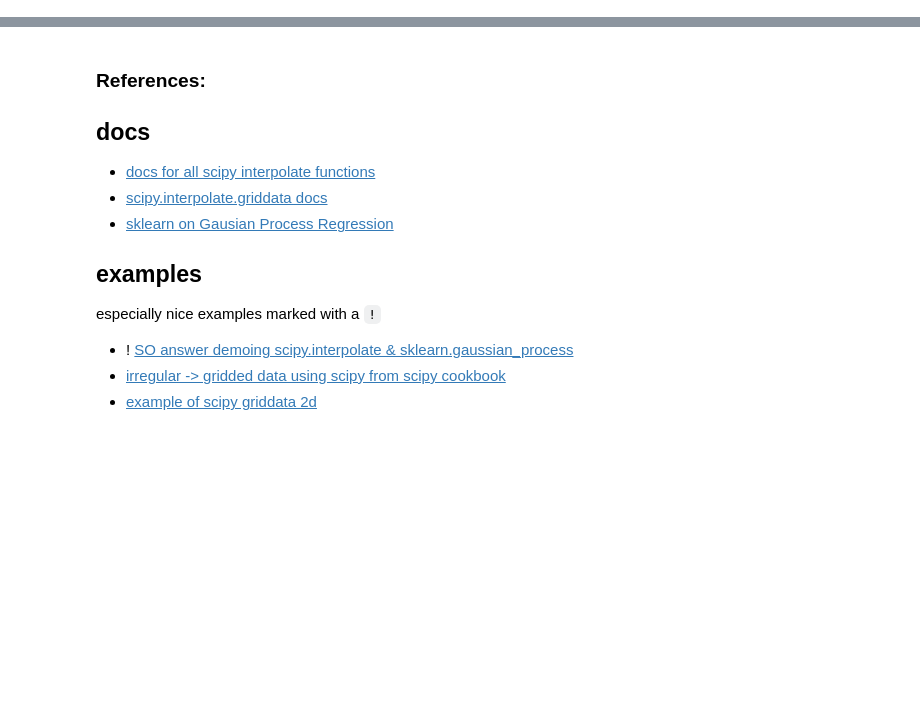
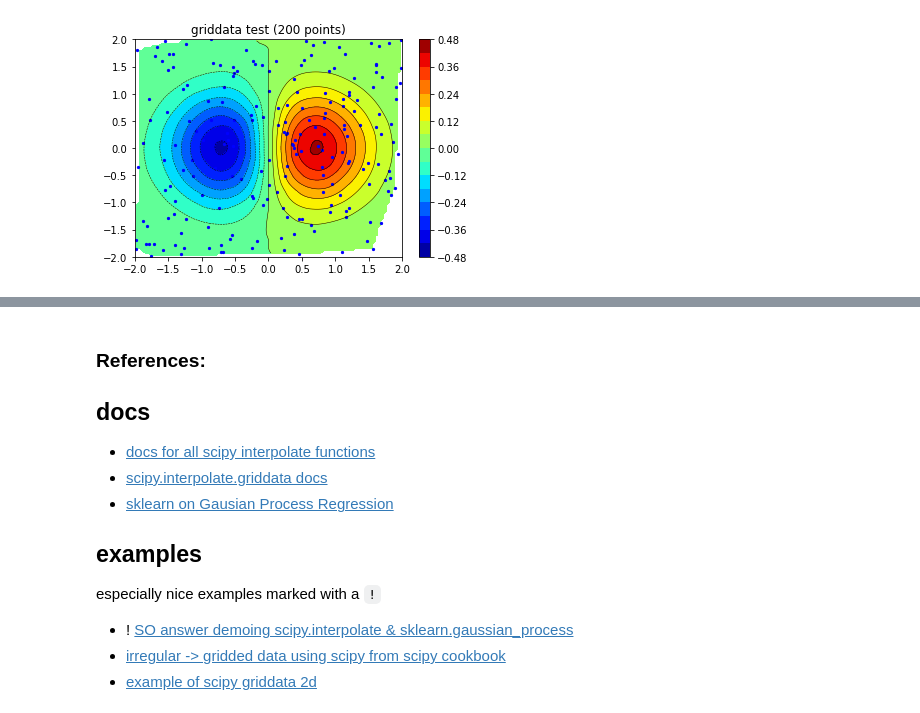
Before and after one commit to USF-IMARS/python-tech-workgroup, a Jupyter notebook: project_notebooks/instructional/02_interpolation.ipynb, the cells around one changed output, grey strips where cells are left out. Drawn from its saved outputs; the diff is of its cells as text; code cells hidden in the pictures; blank space fills up the shorter version.

```diff
--- a/project_notebooks/instructional/02_interpolation.ipynb
+++ b/project_notebooks/instructional/02_interpolation.ipynb
@@ -0,0 +1,29 @@
+# %%
+import numpy as np
+from scipy.interpolate import griddata
+import matplotlib.pyplot as plt
+import numpy.ma as ma
+from numpy.random import uniform, seed
+# make up some randomly distributed data
+seed(1234)
+npts = 200
+x = uniform(-2,2,npts)
+y = uniform(-2,2,npts)
+z = x*np.exp(-x**2-y**2)
+# define grid.
+xi = np.linspace(-2.1,2.1,100)
+yi = np.linspace(-2.1,2.1,100)
+# grid the data.
+zi = griddata((x, y), z, (xi[None,:], yi[:,None]), method='cubic')
+# contour the gridded data, plotting dots at the randomly spaced data points.
+CS = plt.contour(xi,yi,zi,15,linewidths=0.5,colors='k')
+CS = plt.contourf(xi,yi,zi,15,cmap=plt.cm.jet)
+plt.colorbar() # draw colorbar
+# plot data points.
+plt.scatter(x,y,marker='o',c='b',s=5)
+plt.xlim(-2,2)
+plt.ylim(-2,2)
+plt.title('griddata test (%d points)' % npts)
+plt.show()
+# %% [output]
+[figure, added]
```
Also changed, not shown: parts of 2 cells of this notebook.
